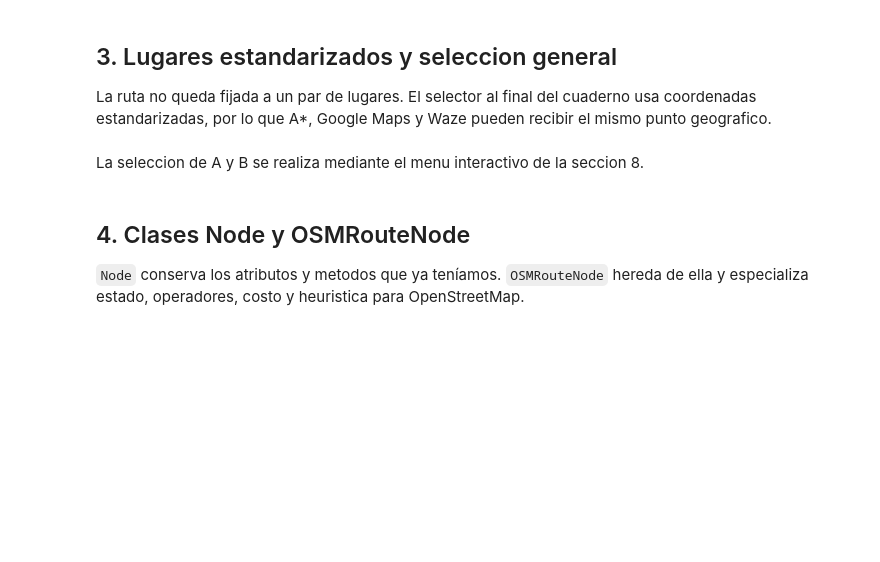
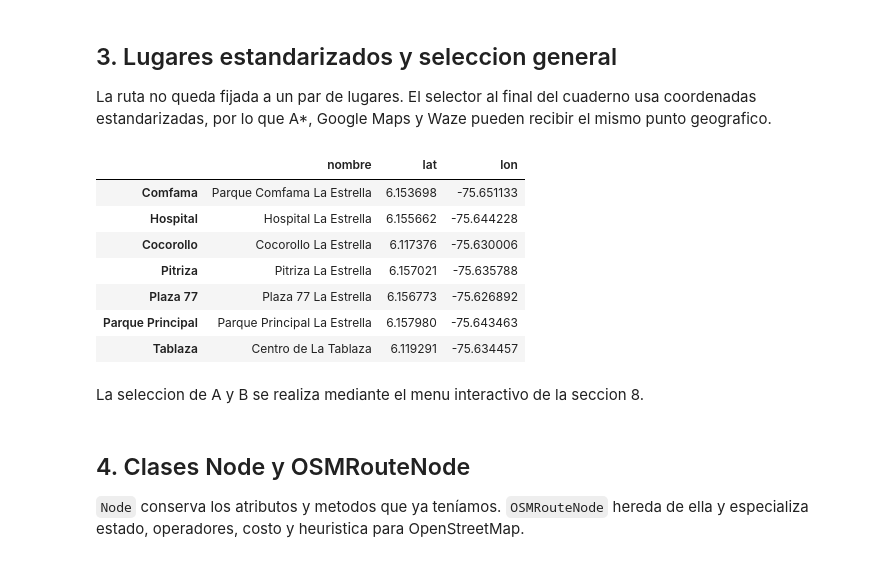
Before and after one commit to martinrestrepoc/trabajo-waze, a Jupyter notebook: WAZE_IA_CORRECCION.ipynb, the cells around one changed output. Saved outputs shown, nothing was run; the diff lists cells and outputs as text; code cells hidden in the pictures; blank space fills up the shorter version.

```diff
--- a/WAZE_IA_CORRECCION.ipynb
+++ b/WAZE_IA_CORRECCION.ipynb
@@ -62,46 +93,55 @@ La ruta no queda fijada a un par de lugares. El selector al final del cuaderno u
 # %%
 # Menu de lugares estandarizados. Las coordenadas son la fuente de verdad.
 LUGARES_VALIDOS = {
     "Comfama": {
         "nombre": "Parque Comfama La Estrella",
-        "lat": 6.1543088,
-        "lon": -75.6531261,
+        "lat": 6.153697712380294,
+        "lon": -75.6511332191569,
     },
     "Hospital": {
         "nombre": "Hospital La Estrella",
-        "lat": 6.1554390,
-        "lon": -75.6440655,
+        "lat": 6.155661995702977,
+        "lon": -75.64422754799284,
     },
     "Cocorollo": {
         "nombre": "Cocorollo La Estrella",
-        "lat": 6.1171245,
-        "lon": -75.6303483,
+        "lat": 6.117376174549484,
+        "lon": -75.63000576333683,
     },
     "Pitriza":{
         "nombre": "Pitriza La Estrella",
-        "lat": 6.15652,
-        "lon": -75.63587,
+        "lat": 6.157021098952959,
+        "lon": -75.6357876921726,
     },
     "Plaza 77":{
         "nombre": "Plaza 77 La Estrella",
-        "lat": 6.15682,
-        "lon": -75.62691,
+        "lat": 6.156773364257846,
+        "lon": -75.62689157682877,
     },
     "Parque Principal":{
         "nombre": "Parque Principal La Estrella",
-        "lat": 6.1576801,
-        "lon": -75.6434012,
+        "lat": 6.157979689881022,
+        "lon": -75.64346349888409,
     },
     "Tablaza": {
         "nombre": "Centro de La Tablaza",
-        "lat": 6.1181940,
-        "lon": -75.6351392,
+        "lat": 6.119291205862582,
+        "lon": -75.63445708528354,
     },
 }
 
 MAX_SNAP_DISTANCE_M = 250
 MAP_BOUNDS = gdf_nodes.total_bounds  # min_lon, min_lat, max_lon, max_lat
 pd.DataFrame.from_dict(LUGARES_VALIDOS, orient="index")
+# %% [output]
+|  | nombre | lat | lon |
+| Comfama | Parque Comfama La Estrella | 6.153698 | -75.651133 |
+| Hospital | Hospital La Estrella | 6.155662 | -75.644228 |
+| Cocorollo | Cocorollo La Estrella | 6.117376 | -75.630006 |
+| Pitriza | Pitriza La Estrella | 6.157021 | -75.635788 |
+| Plaza 77 | Plaza 77 La Estrella | 6.156773 | -75.626892 |
+| Parque Principal | Parque Principal La Estrella | 6.157980 | -75.643463 |
+| Tablaza | Centro de La Tablaza | 6.119291 | -75.634457 |
 # %% [markdown]
 La seleccion de A y B se realiza mediante el menu interactivo de la seccion 8.
 # %% [markdown]
```
Also changed, not shown: parts of 6 cells of this notebook.
